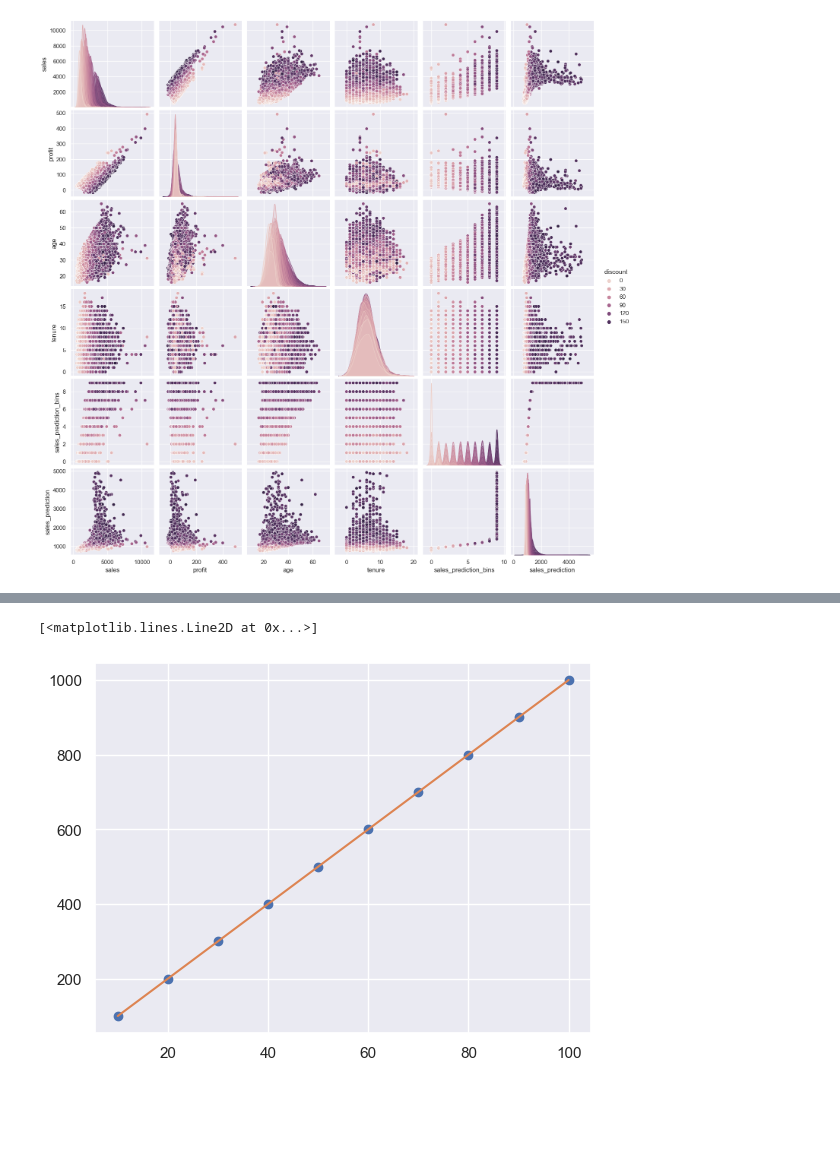
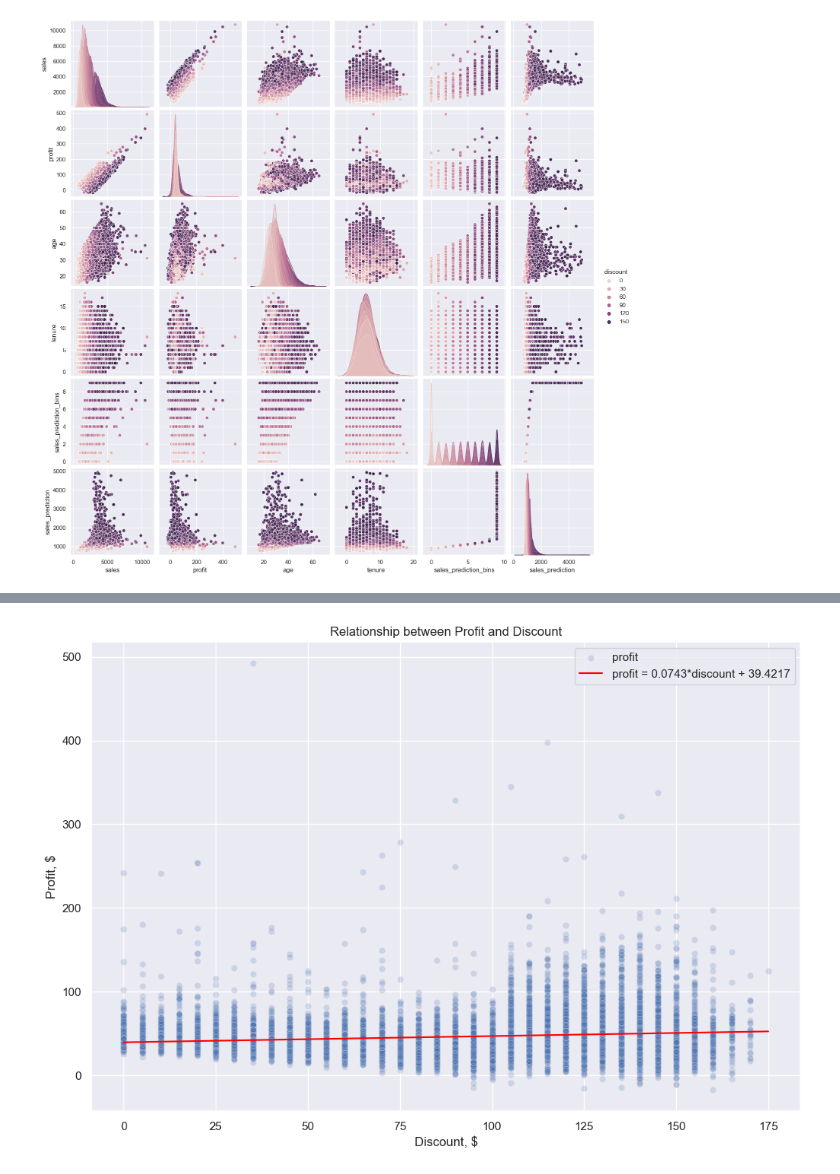
Before and after one commit to oscar-esvi/Predicting-the-Profitability-of-Discounts, a Jupyter notebook: Estimating_the_Profitability_of_Discounts.ipynb, the cells around one changed output, grey strips where cells are left out. Saved outputs shown, nothing was run; the diff lists cells and outputs as text; code cells hidden in the pictures; blank space fills up the shorter version.

```diff
--- a/Estimating_the_Profitability_of_Discounts.ipynb
+++ b/Estimating_the_Profitability_of_Discounts.ipynb
@@ -165,18 +170,21 @@ Covariance Type:            nonrobust
 
 Notes:
 [1] Standard Errors assume that the covariance matrix of the errors is correctly specified.
+# %%
+discount = np.array([0,175])
+profit = 0.0743*discount + 39.4217
 # %%
-# Although the linear regresion graph says that it is a good fit, R-squared is pretty close to 1. This gives us stron reasons to believe this positive relationship is biased since we are giving more discounts to customers which we already expect to buy more.
-x = np.array([10,20,30,40,50,60,70,80,90,100])
-y = np.array([100,200,300,400,500,600,700,800,900,1000])
-plt.plot(x,y,'o')
-m = 0.0743
-b = 39.4217
-m,b = np.polyfit(x,y,1)
-plt.plot(x,m*x+b)
+# Although the linear regresion graph says that it is a good fit, R-squared is pretty close to 0. This gives us strong reasons to believe this positive relationship is biased since we are giving more discounts to customers which we already expect to buy more.
+plt.figure(figsize=(12,8))
+sns.scatterplot(x="discount", y="profit", data=df, alpha=0.2, label='profit')
+sns.lineplot(x=discount,y=profit, color='red', alpha=1, label='profit = 0.0743*discount + 39.4217')
+plt.ylabel('Profit, $')
+plt.xlabel('Discount, $')
+plt.legend()
+plt.title('Relationship between Profit and Discount')
+plt.show()
 # %% [output]
-[<matplotlib.lines.Line2D at 0x...>]
-[figure, old version]
+[figure, new version]
 # %%
 # Looking at the regression of sales_prediction and age on discount we can expect discounts to change ___ as age and sales_prediction changes
 mod = smf.ols(formula='discount ~ sales_prediction + age', data=df)
```
Also changed, not shown: parts of 22 cells of this notebook.
